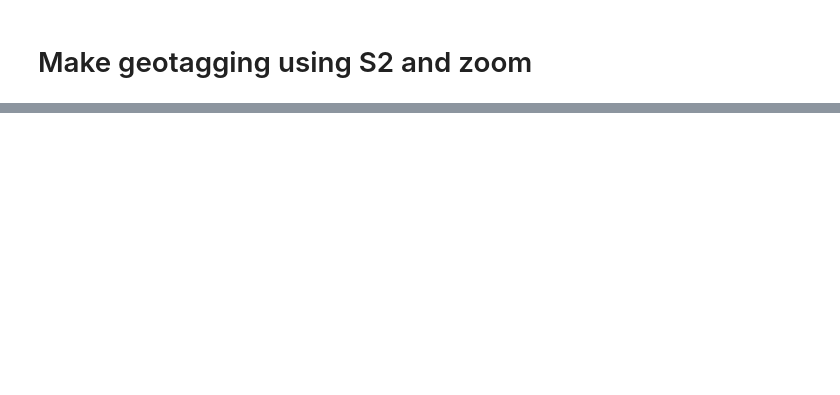
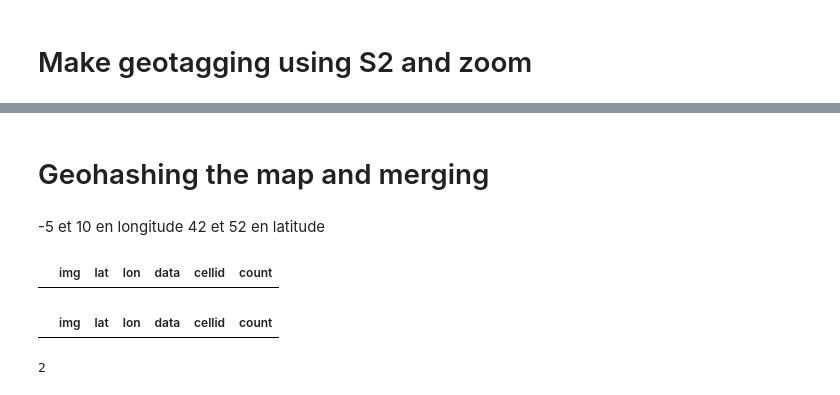
Before and after one commit to nauvray/travel-home, a Jupyter notebook: notebooks/geohashing_unzoom.ipynb, the cells around one changed output, grey strips where cells are left out. Drawn from its saved outputs; the diff is of its cells as text; code cells hidden in the pictures; blank space fills up the shorter version.

Commit message:
Adding the first functions for geohashing

```diff
--- a/notebooks/geohashing_unzoom.ipynb
+++ b/notebooks/geohashing_unzoom.ipynb
@@ -26,3 +11,20 @@ df_sample_csv
+# %%
+def reduce_sample_csv(max:int) ->None:
+    df_sample_csv=pd.read_csv('../00-data/sample/meta_shard_0.csv')
+    df_sample_csv=df_sample_csv[0:max]
+    df_sample_csv.to_csv('../00-data/sample/meta_shard_0.csv',index=False)
+    return df_sample_csv
+
+def load_sample_csv(path:str) ->pd.DataFrame:
+    df_sample_csv=pd.read_csv(path)
+    df_sample_csv['cellid']='_'
+    df_sample_csv['count']=1
+    df_sample_csv['zoom']=1
+    return df_sample_csv
+
+def check_output_hashed(df:pd.DataFrame) ->None:
+    print((df.cellid=='_').sum())
+    return
 # %% [markdown]
 # Make geotagging using S2 and zoom
 # %%
@@ -51,0 +170,18 @@ def geohashing_zoom_s2(df_sample_csv,start_zoom,end_zoom,threshold):
+# %% [markdown]
+# Geohashing the map and merging
+# %% [markdown]
+-5 et 10 en longitude
+42 et 52 en latitude
+# %%
+df_sample_csv=load_sample_csv()
+# %%
+increment = 0.01
+lat_start = 42
+lat_end = 52
+lon_start = -5
+lon_end = 10
+threshold = 5
+lon = lon_start
+lat = lat_start
+x = 0
+y = 0
@@ -51,0 +206,14 @@ def geohashing_zoom_s2(df_sample_csv,start_zoom,end_zoom,threshold):
+# %%
+increment=1
+# %%
+df_sample_csv[(df_sample_csv.lat>lat_start) & (df_sample_csv.lat<lat_start+increment) & (df_sample_csv.lon>lon_start) & (df_sample_csv.lon<lon_start+increment)]
+# %% [output]
+|  | img | lat | lon | data | cellid | count |
+# %%
+df_sample_csv[(df_sample_csv.lat>lat_start) & (df_sample_csv.lat<lat_start+2*increment) & (df_sample_csv.lon>lon_start) & (df_sample_csv.lon<lon_start+increment)]
+# %% [output]
+|  | img | lat | lon | data | cellid | count |
+# %%
+len(df_sample_csv[(df_sample_csv.lat>lat_start) & (df_sample_csv.lat<lat_start+2*increment) & (df_sample_csv.lon>lon_start) & (df_sample_csv.lon<lon_start+2*increment)])
+# %% [output]
+2
```
Also changed, not shown: parts of 15 cells of this notebook, 4 other files.
